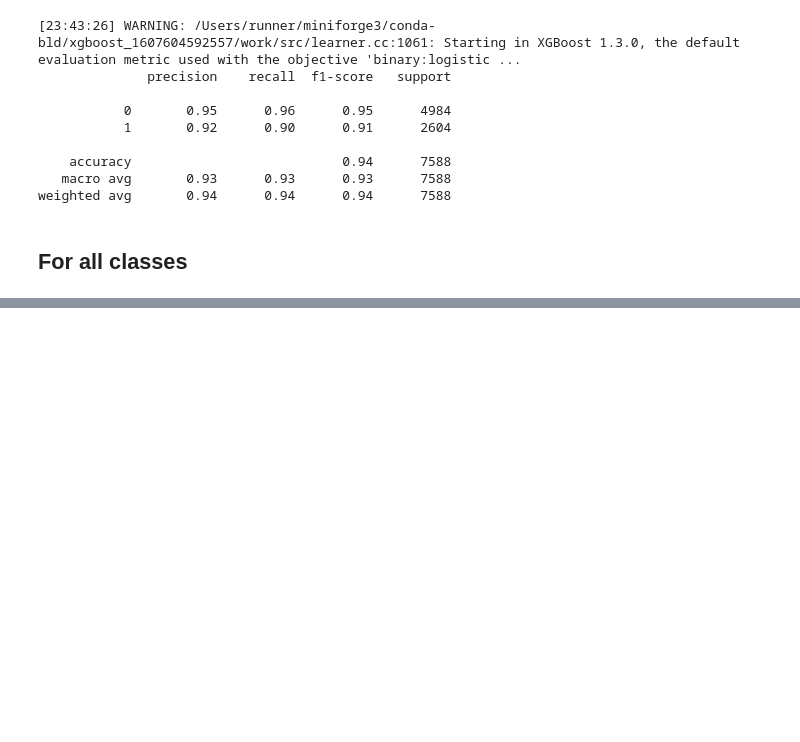
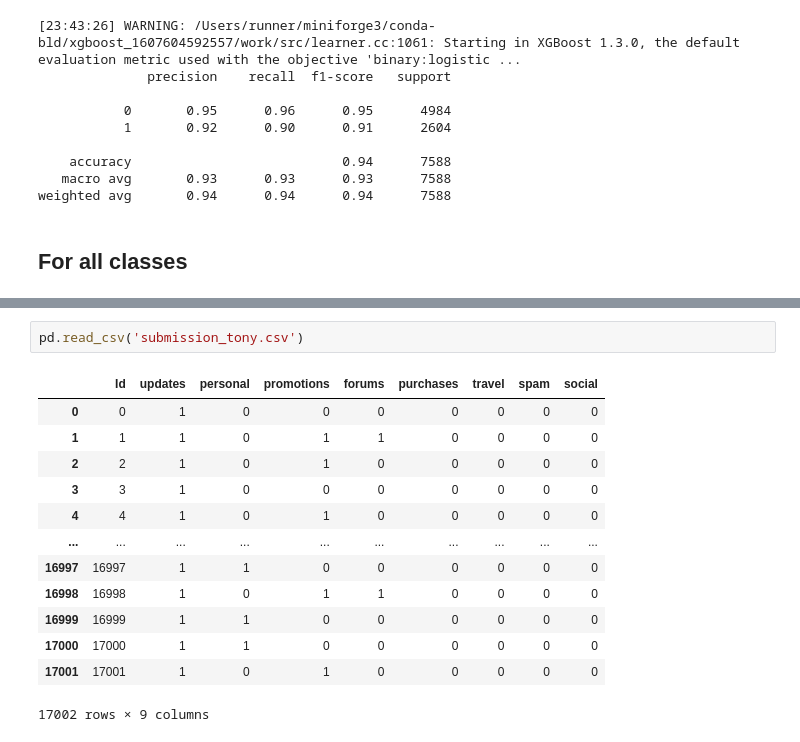
Before and after one commit to tonywu71/multi-label-email-classifier, a Jupyter notebook: kaggle_challenge.ipynb, the cells around one changed output, grey strips where cells are left out. Drawn from its saved outputs; the diff is of its cells as text; blank space fills up the shorter version.

Commit message:
#feat: added submission generation

```diff
--- a/kaggle_challenge.ipynb
+++ b/kaggle_challenge.ipynb
@@ -818,0 +937,16 @@ weighted avg       0.99      0.99      0.99      7588
+# %%
+pd.read_csv('submission_tony.csv')
+# %% [output]
+|  | Id | updates | personal | promotions | forums | purchases | travel | spam | social |
+| 0 | 0 | 1 | 0 | 0 | 0 | 0 | 0 | 0 | 0 |
+| 1 | 1 | 1 | 0 | 1 | 1 | 0 | 0 | 0 | 0 |
+| 2 | 2 | 1 | 0 | 1 | 0 | 0 | 0 | 0 | 0 |
+| 3 | 3 | 1 | 0 | 0 | 0 | 0 | 0 | 0 | 0 |
+| 4 | 4 | 1 | 0 | 1 | 0 | 0 | 0 | 0 | 0 |
+| ... | ... | ... | ... | ... | ... | ... | ... | ... | ... |
+| 16997 | 16997 | 1 | 1 | 0 | 0 | 0 | 0 | 0 | 0 |
+| 16998 | 16998 | 1 | 0 | 1 | 1 | 0 | 0 | 0 | 0 |
+| 16999 | 16999 | 1 | 1 | 0 | 0 | 0 | 0 | 0 | 0 |
+| 17000 | 17000 | 1 | 1 | 0 | 0 | 0 | 0 | 0 | 0 |
+| 17001 | 17001 | 1 | 0 | 1 | 0 | 0 | 0 | 0 | 0 |
+17002 rows × 9 columns
```
Also changed, not shown: parts of 7 cells of this notebook, 9 other files.
